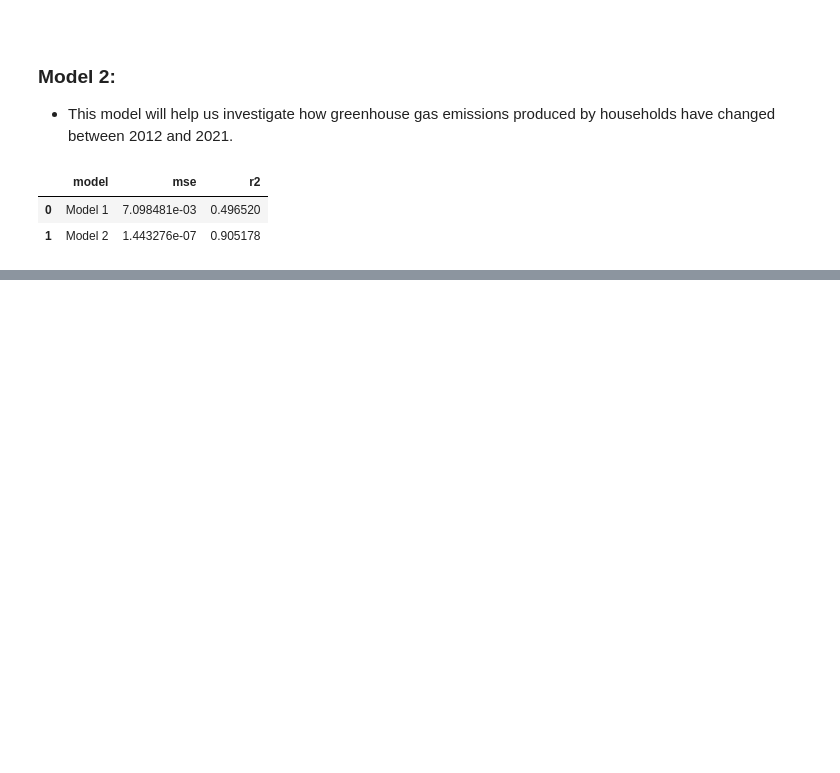
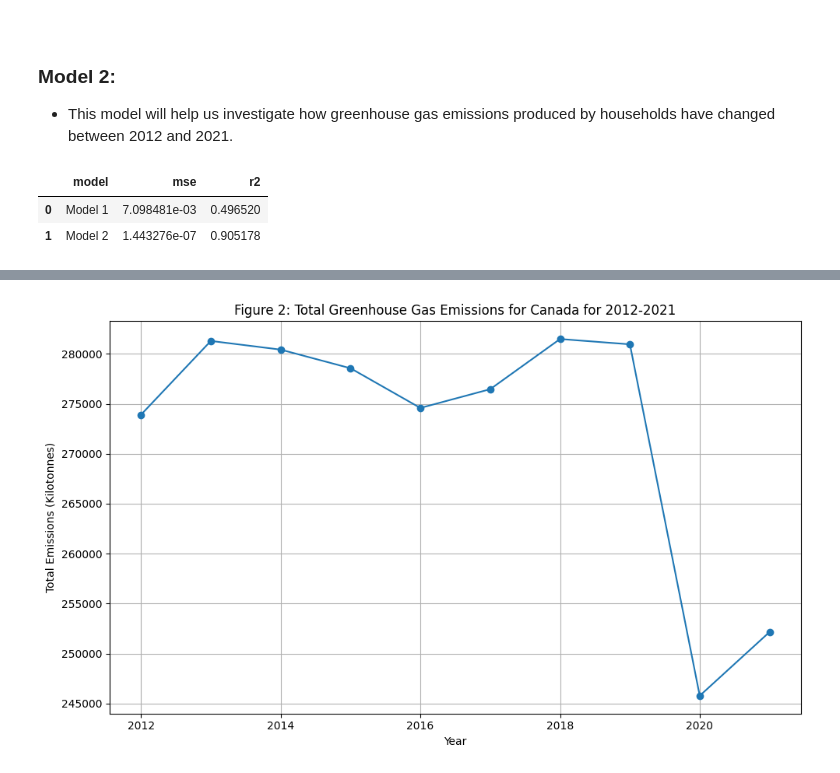
Before and after one commit to Kaylan-W/ghg-emissions-cpsc_368, a Jupyter notebook: a5_analysis/5_data_analysis.ipynb, the cells around one changed output, grey strips where cells are left out. Cells and saved outputs as stored; diff of their text form; code cells hidden in the pictures; blank space fills up the shorter version.

```diff
--- a/a5_analysis/5_data_analysis.ipynb
+++ b/a5_analysis/5_data_analysis.ipynb
@@ -270,0 +299,18 @@ model_metrics
+# %%
+# Merge emissions and province data
+canada_emissions = merged_df[merged_df['province'] == 'Canada']
+
+# Group by year and sum emissions for Canada
+canada_emissions_over_time = canada_emissions.groupby('year')['emissions'].sum().reset_index()
+
+# Plot emissions over time for Canada
+plt.figure(figsize=(10, 6))
+plt.plot(canada_emissions_over_time['year'], canada_emissions_over_time['emissions'], marker='o')
+plt.title('Figure 2: Total Greenhouse Gas Emissions for Canada for 2012-2021')
+plt.xlabel('Year')
+plt.ylabel('Total Emissions (Kilotonnes)')
+plt.grid(True)
+plt.tight_layout()
+plt.show()
+# %% [output]
+[figure, added]
```
Also changed, not shown: parts of 6 cells of this notebook, 3 other files.
